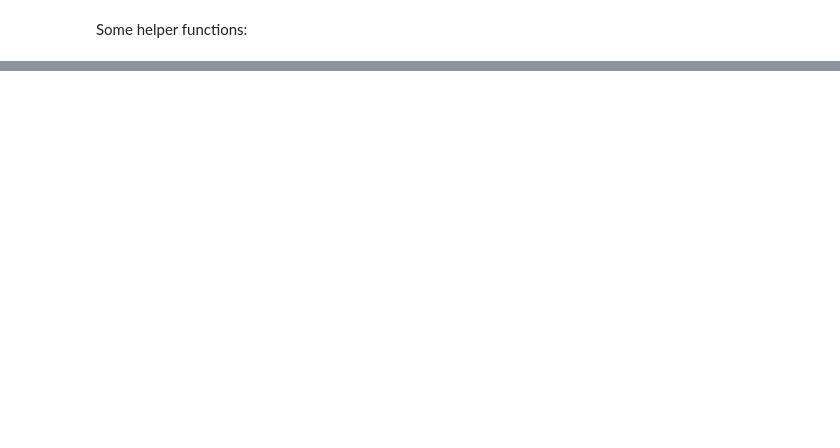
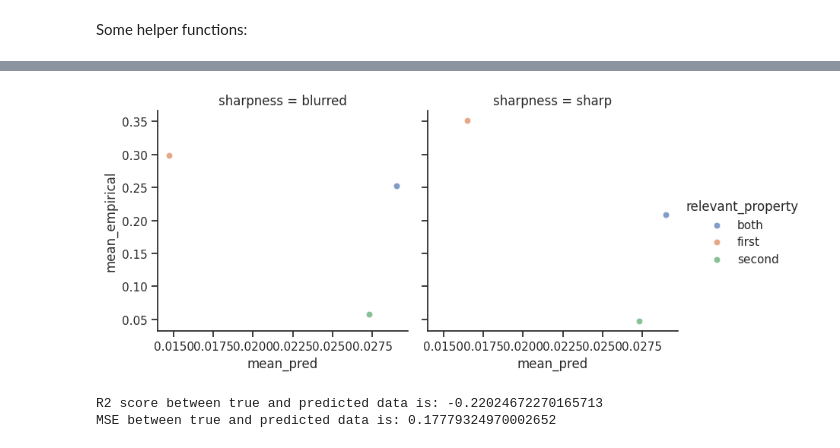
Before and after one commit to HeningWang/numpyro_adjective_modelling, a Jupyter notebook: numpyro_slider_MCMC.ipynb, the cells around one changed output, grey strips where cells are left out. Drawn from its saved outputs; the diff is of its cells as text; code cells hidden in the pictures; blank space fills up the shorter version.

```diff
--- a/numpyro_slider_MCMC.ipynb
+++ b/numpyro_slider_MCMC.ipynb
@@ -185,0 +497,3 @@ AttributeError: ignored
+# %%
+aggregated_df_pred = df_pred  >> group_by("sharpness", "relevant_property") >> summarize(mean_empirical = _.prefer_first_1st.mean(), std_empirical = _.prefer_first_1st.std(), mean_pred = _.mean_predictions.mean(), std_pred = _.mean_predictions.std())
+print(aggregated_df_pred)
@@ -185,0 +538,18 @@ AttributeError: ignored
+# %%
+sns.set(style="ticks")
+
+g = sns.FacetGrid(aggregated_df_pred, col="sharpness", hue="relevant_property", height=4)
+g.map(sns.scatterplot,"mean_pred", "mean_empirical", alpha=0.7)
+g.add_legend()
+
+plt.show()
+# %% [output]
+[figure, added]
+# %%
+from sklearn.metrics import r2_score, mean_squared_error
+
+print(f"R2 score between true and predicted data is: {r2_score(df_pred.prefer_first_1st,df_pred.mean_predictions)}")
+print(f"MSE between true and predicted data is: {mean_squared_error(df_pred.prefer_first_1st,df_pred.mean_predictions)}")
+# %% [output]
+R2 score between true and predicted data is: -0.22024672270165713
+MSE between true and predicted data is: 0.17779324970002652
```
Also changed, not shown: parts of 30 cells of this notebook.
